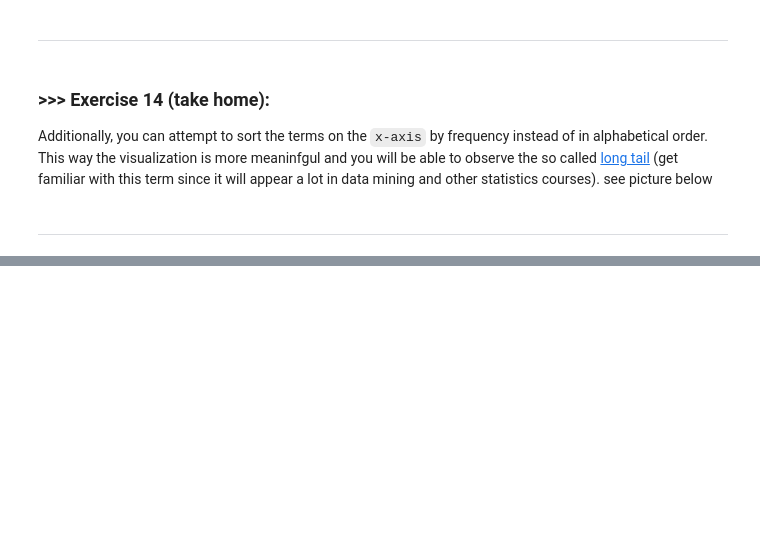
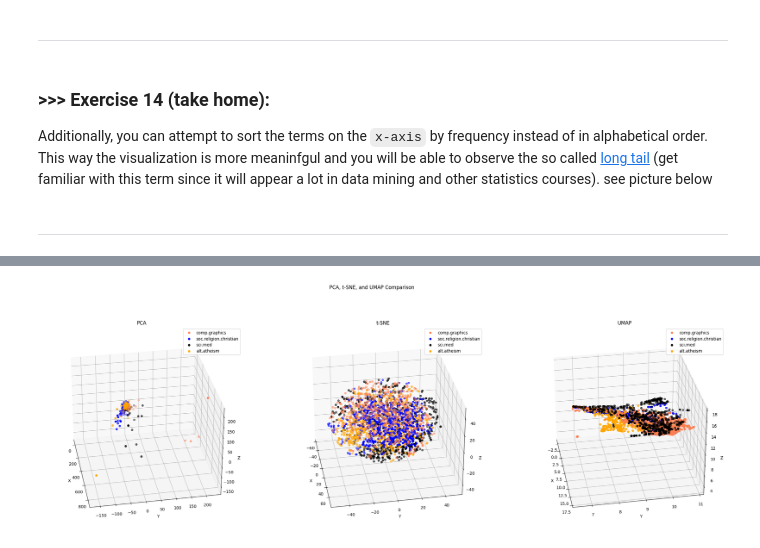
Before and after one commit to Big-problem/DM2024-Lab1-Homework, a Jupyter notebook: DM2024-Lab1-Homework.ipynb, the cells around one changed output, grey strips where cells are left out. Drawn from its saved outputs; the diff is of its cells as text; code cells hidden in the pictures; blank space fills up the shorter version.

```diff
--- a/DM2024-Lab1-Homework.ipynb
+++ b/DM2024-Lab1-Homework.ipynb
@@ -286,0 +598,12 @@ Additionally, you can attempt to sort the terms on the `x-axis` by frequency ins
+# %%
+fig = plt.figure(figsize=(30, 10))  # Create 3 subplots for PCA, t-SNE, and UMAP
+fig.suptitle('PCA, t-SNE, and UMAP Comparison')
+ax7 = fig.add_subplot(131, projection='3d')
+ax8 = fig.add_subplot(132, projection='3d')
+ax9 = fig.add_subplot(133, projection='3d')
+plot_scatter(ax7, X_pca_aug, 'PCA', 30, 10)
+plot_scatter(ax8, X_tsne_aug, 't-SNE', 30, 10)
+plot_scatter(ax9, X_umap_aug, 'UMAP', 30, 10)
+plt.show()
+# %% [output]
+[figure, added]
```
Also changed, not shown: parts of 33 cells of this notebook.
